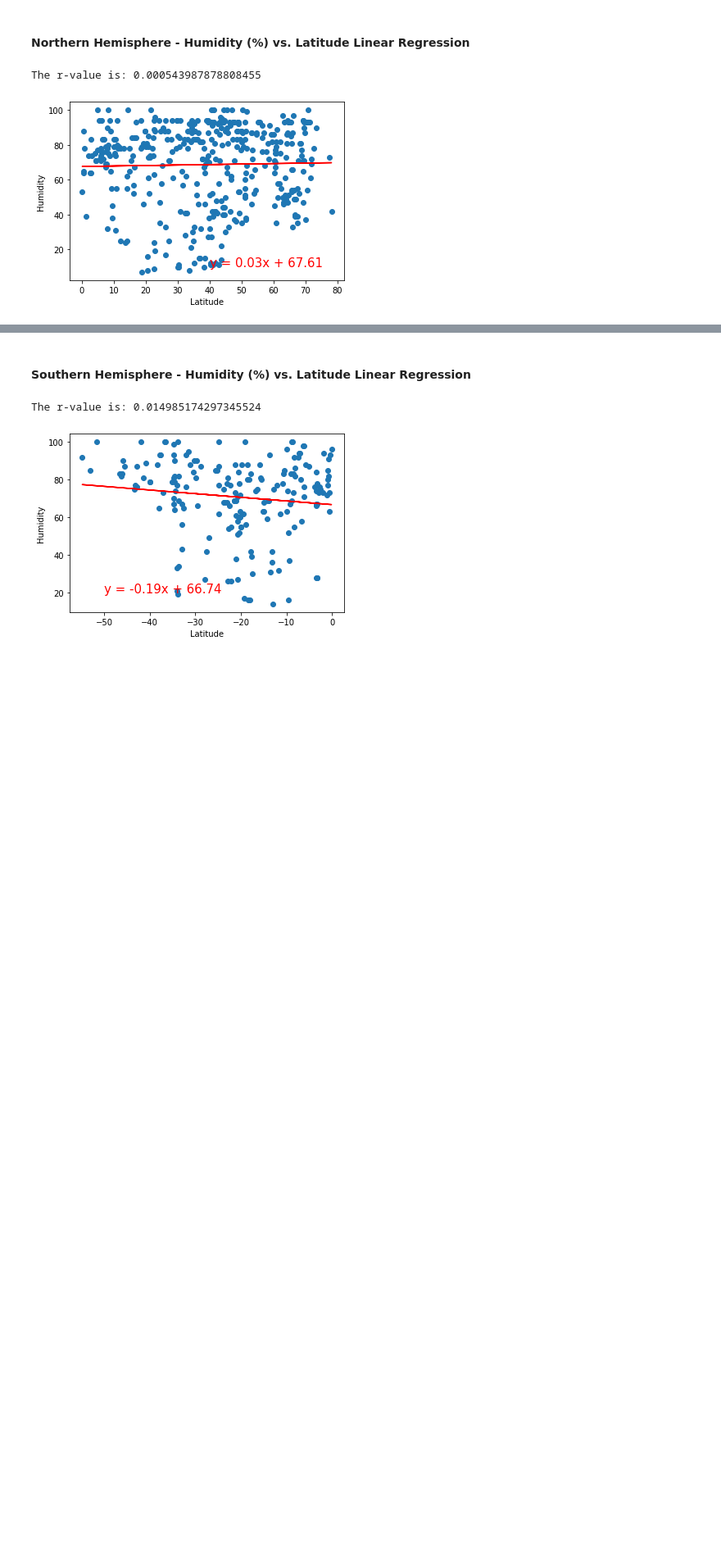
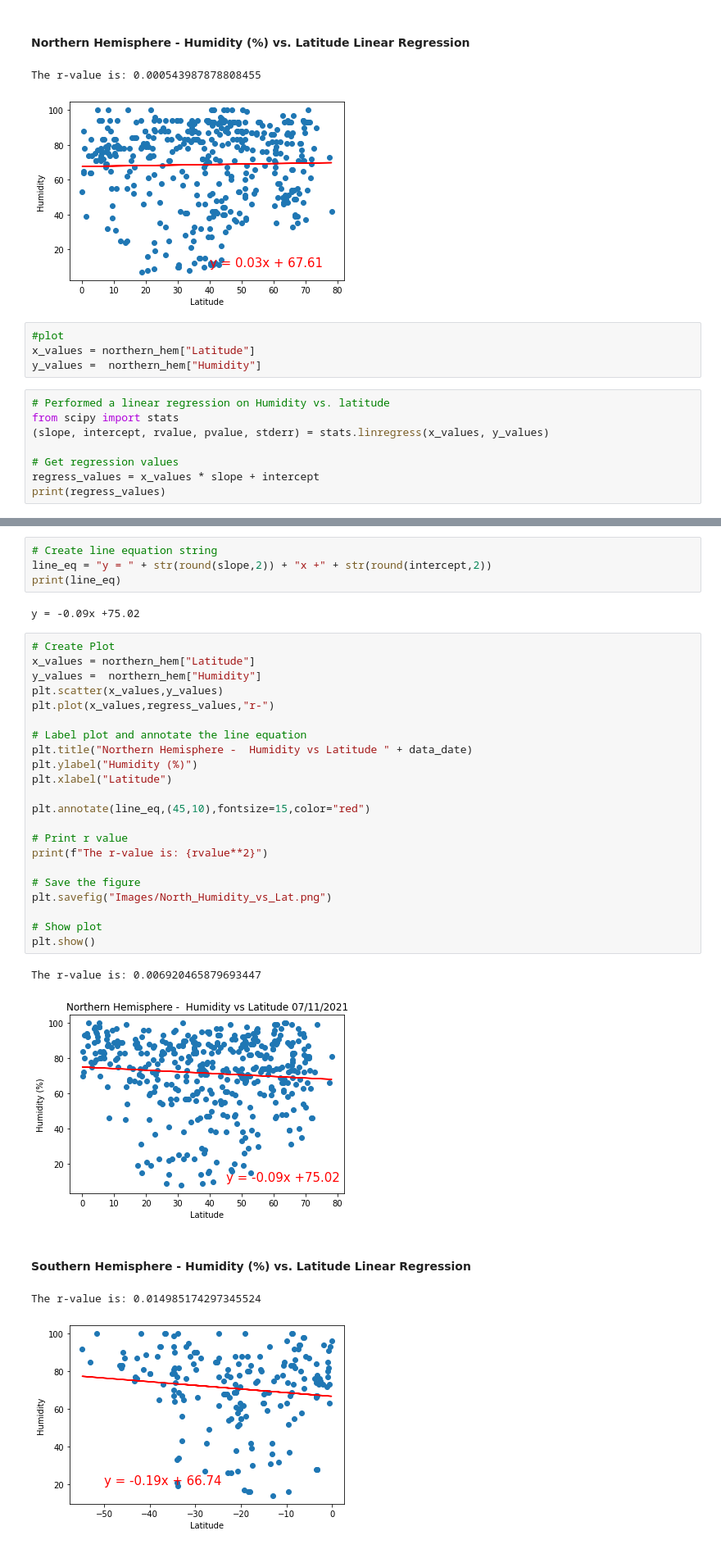
Before and after one commit to DasaSimo/python-api-challenge, a Jupyter notebook: WeatherPy/WeatherPy.ipynb, the cells around one changed output, grey strips where cells are left out. Shown at 82% size. Drawn from its saved outputs; the diff is of its cells as text; blank space fills up the shorter version.

Commit message:
adding plots Humidity vs Latitude - linear regression

```diff
--- a/WeatherPy/WeatherPy.ipynb
+++ b/WeatherPy/WeatherPy.ipynb
@@ -502,3 +502,15 @@ The r-value is: 0.6272090854853345
 # %% [output]
 The r-value is: 0.000543987878808455
 [figure]
+# %%
+#plot
+x_values = northern_hem["Latitude"]
+y_values =  northern_hem["Humidity"]
+# %%
+# Performed a linear regression on Humidity vs. latitude
+from scipy import stats
+(slope, intercept, rvalue, pvalue, stderr) = stats.linregress(x_values, y_values)
+
+# Get regression values
+regress_values = x_values * slope + intercept
+print(regress_values)
@@ -505,3 +530,34 @@ The r-value is: 0.000543987878808455
+# %%
+# Create line equation string
+line_eq = "y = " + str(round(slope,2)) + "x +" + str(round(intercept,2))
+print(line_eq)
+# %% [output]
+y = -0.09x +75.02
+# %%
+# Create Plot
+x_values = northern_hem["Latitude"]
+y_values =  northern_hem["Humidity"]
+plt.scatter(x_values,y_values)
+plt.plot(x_values,regress_values,"r-")
+
+# Label plot and annotate the line equation
+plt.title("Northern Hemisphere -  Humidity vs Latitude " + data_date)
+plt.ylabel("Humidity (%)")
+plt.xlabel("Latitude")
+
+plt.annotate(line_eq,(45,10),fontsize=15,color="red")
+
+# Print r value
+print(f"The r-value is: {rvalue**2}")
+
+# Save the figure
+plt.savefig("Images/North_Humidity_vs_Lat.png")
+
+# Show plot
+plt.show()
+# %% [output]
+The r-value is: 0.006920465879693447
+[figure, added]
 # %% [markdown]
 ####  Southern Hemisphere - Humidity (%) vs. Latitude Linear Regression
 # %%
```
Also changed, not shown: parts of 7 cells of this notebook, 2 other files.
